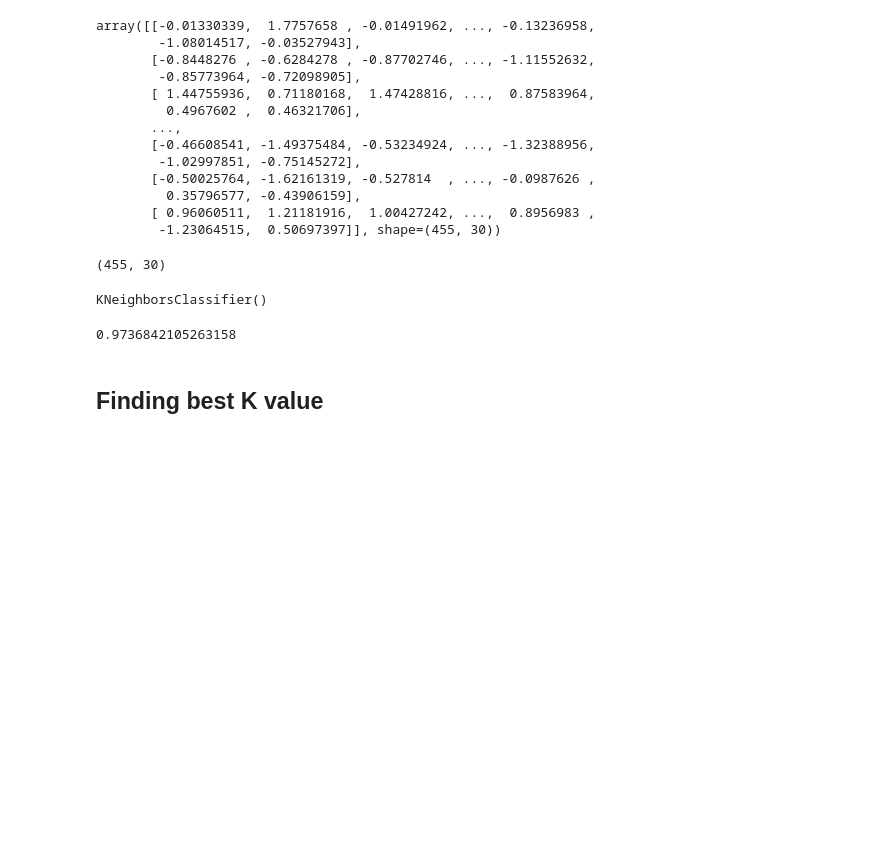
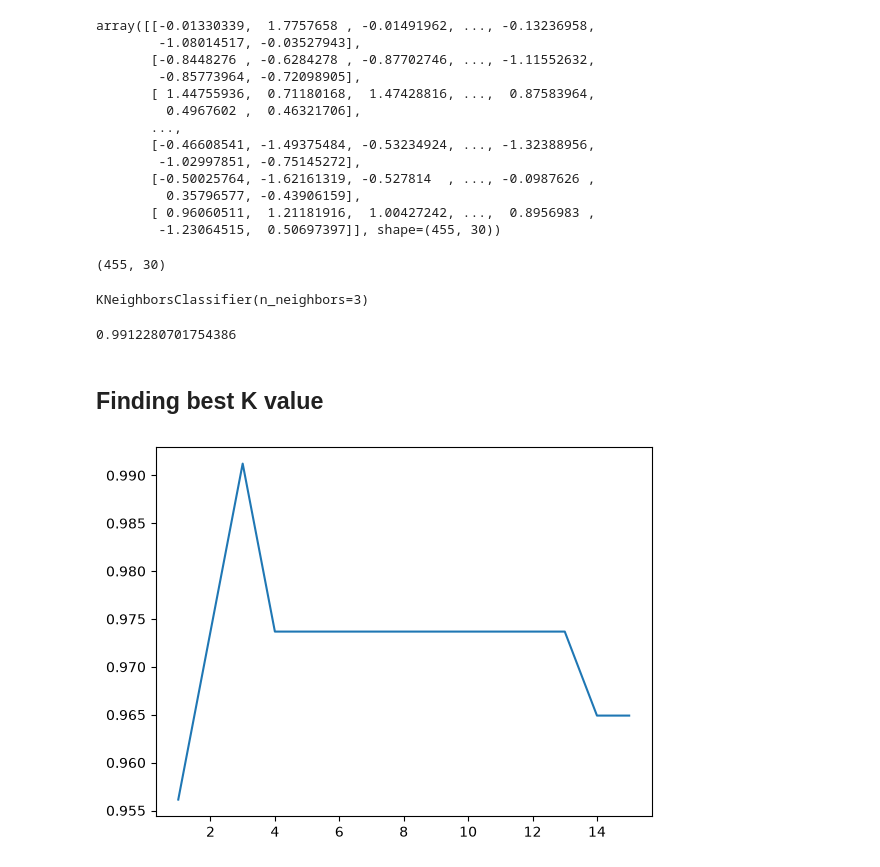
Before and after one commit to Salmankhan0518/Machine-learning-2, a Jupyter notebook: 91- What is K Nearest Neighbors/K-NearestNeighbors.ipynb, the cells around one changed output. Saved outputs shown, nothing was run; the diff lists cells and outputs as text; code cells hidden in the pictures; blank space fills up the shorter version.

```diff
--- a/91- What is K Nearest Neighbors/K-NearestNeighbors.ipynb
+++ b/91- What is K Nearest Neighbors/K-NearestNeighbors.ipynb
@@ -66,11 +66,11 @@ X_train.shape
 # %%
 from sklearn.neighbors import KNeighborsClassifier
 
-knn = KNeighborsClassifier(n_neighbors=5)
+knn = KNeighborsClassifier(n_neighbors=3)
 # %%
 knn.fit(X_train, y_train)
 # %% [output]
-KNeighborsClassifier()
+KNeighborsClassifier(n_neighbors=3)
 # %%
 from sklearn.metrics import accuracy_score
 
@@ -78,7 +78,7 @@ y_pred = knn.predict(X_test)
 
 accuracy_score(y_test, y_pred)
 # %% [output]
-0.9736842105263158
+0.9912280701754386
 # %% [markdown]
 ## Finding best K value
 # %%
@@ -95,4 +95,7 @@ for i in range(1,16):
 # %%
 import matplotlib.pyplot as plt
 
-plt.plot(range()
+plt.plot(range(1,16), scores)
+plt.show()
+# %% [output]
+[figure, added]
```
Also changed, not shown: 1 other file.
